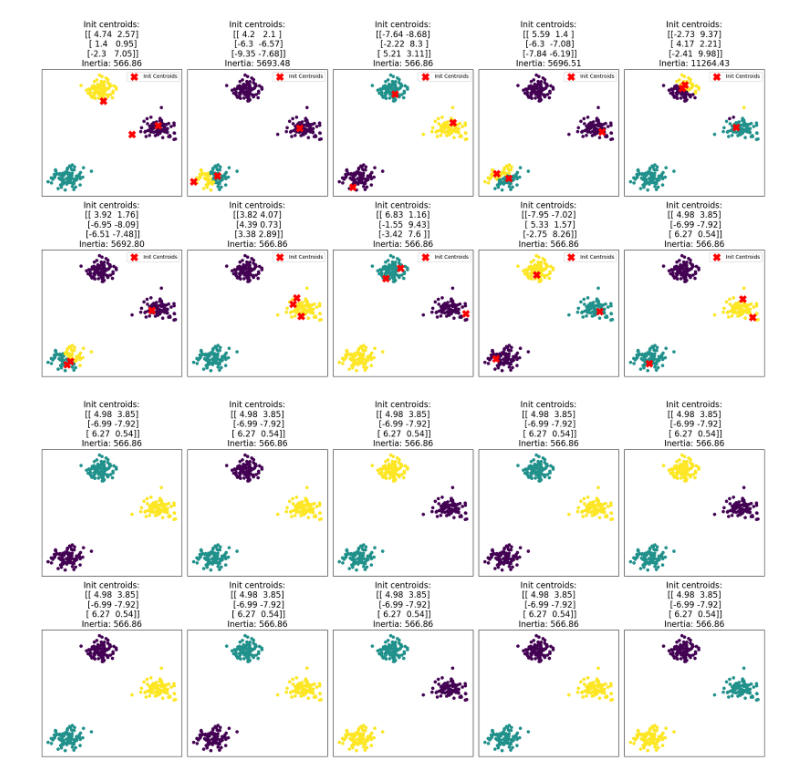
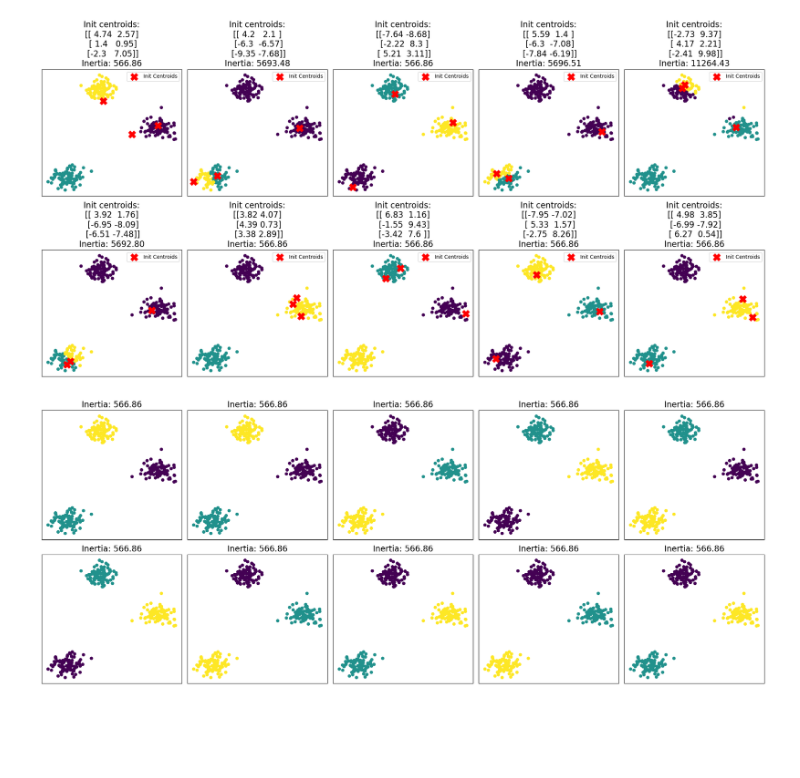
Before and after one commit to secondvoca/genetic_k_means_202506, a Jupyter notebook: comparison.ipynb, the cells around one changed output. Drawn from its saved outputs; the diff is of its cells as text; code cells hidden in the pictures; blank space fills up the shorter version.

```diff
--- a/comparison.ipynb
+++ b/comparison.ipynb
@@ -36,22 +36,22 @@ plt.show()
 # %%
 from gka import fit
 
-fig, axes = plt.subplots(2, 5, figsize=(20, 10))
+fig, axes = plt.subplots(2, 5, figsize=(20, 8))
 axes = axes.flatten()
 
 for i in range(10):
     rng = np.random.RandomState(i)
     population, history = fit(X, 2, 300, 3)
     labels = population[np.argmax(history[-1])]         # best individual at final generations
     inertia = -(history[-1][np.argmax(history[-1])])     # inertia of the best individual at final generations
 
     ax = axes[i]
     scatter = ax.scatter(X[:, 0], X[:, 1], c=labels, cmap='viridis', s=30)
-    ax.set_title(f"Init centroids:\n{np.round(init_centroids, 2)}\nInertia: {inertia:.2f}", fontsize=16)
+    ax.set_title(f"Inertia: {inertia:.2f}", fontsize=16)
     ax.set_xticks([])
     ax.set_yticks([])
 
 plt.tight_layout()
 plt.show()
 # %% [output]
-[figure, old version]
+[figure, new version]
```
